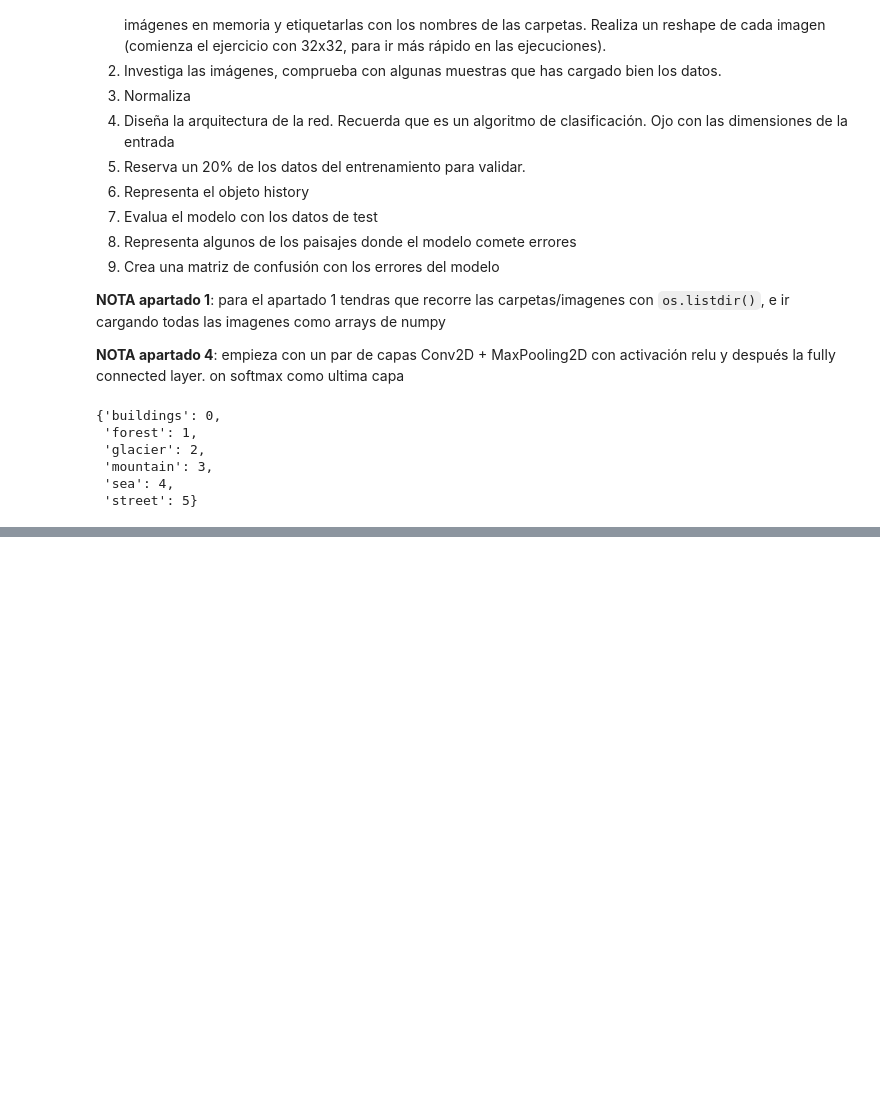
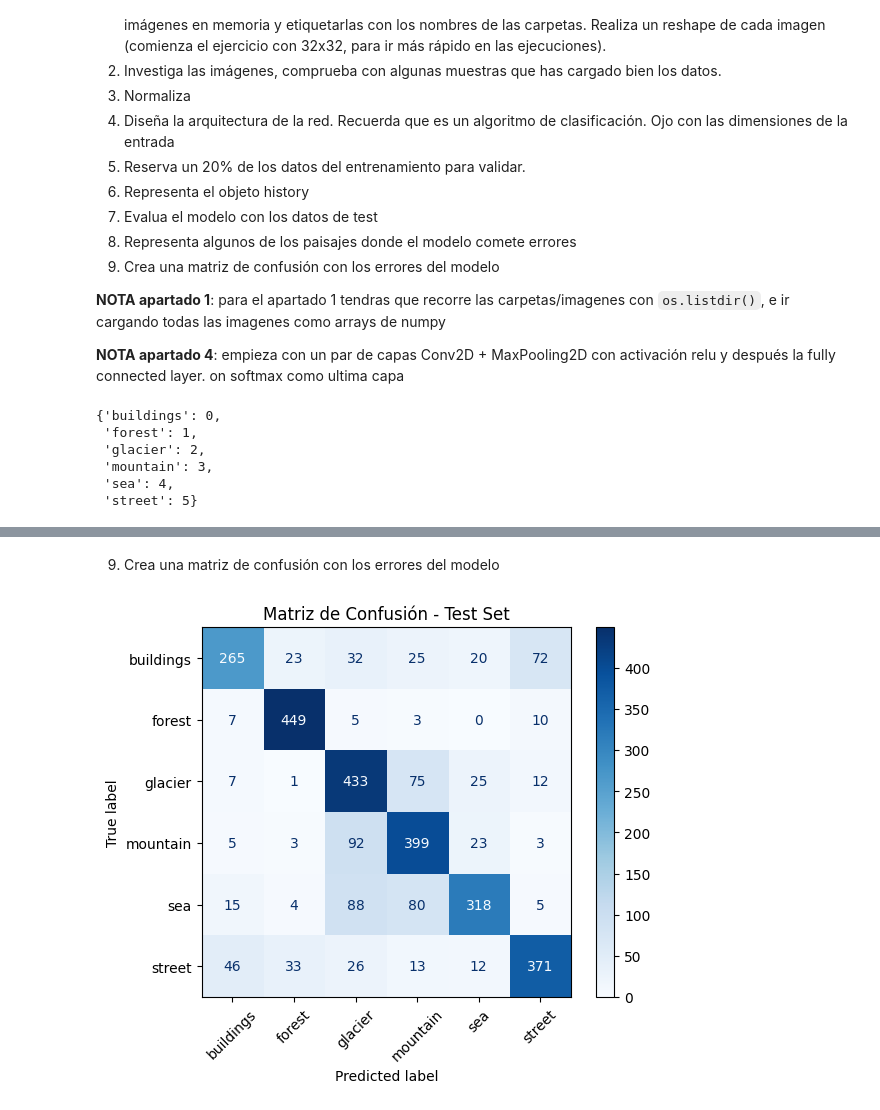
Before and after one commit to InigoLopez1999/2503_dsft_thebridge_inigolopez, a Jupyter notebook: 3-Machine_Learning/3-Deep_Learning/2-Redes_Convolucionales/ejercicios/Clasificador_paisajes.ipynb, the cells around one changed output, grey strips where cells are left out. Saved outputs shown, nothing was run; the diff lists cells and outputs as text; code cells hidden in the pictures; blank space fills up the shorter version.

```diff
--- a/3-Machine_Learning/3-Deep_Learning/2-Redes_Convolucionales/ejercicios/Clasificador_paisajes.ipynb
+++ b/3-Machine_Learning/3-Deep_Learning/2-Redes_Convolucionales/ejercicios/Clasificador_paisajes.ipynb
@@ -75,0 +174,3 @@ print(y_test.shape)
+# %%
+y_pred_probs = model.predict(X_test)
+y_pred = np.argmax(y_pred_probs, axis=1)  # Elegimos la clase con mayor probabilidad
@@ -75,0 +226,10 @@ print(y_test.shape)
+# %% [markdown]
+9. Crea una matriz de confusión con los errores del modelo
+# %%
+cm = confusion_matrix(y_test, y_pred)
+disp = ConfusionMatrixDisplay(confusion_matrix=cm, display_labels=class_names)
+disp.plot(cmap=plt.cm.Blues, xticks_rotation=45)
+plt.title("Matriz de Confusión - Test Set")
+plt.show()
+# %% [output]
+[figure, added]
```
Also changed, not shown: parts of 26 cells of this notebook.
